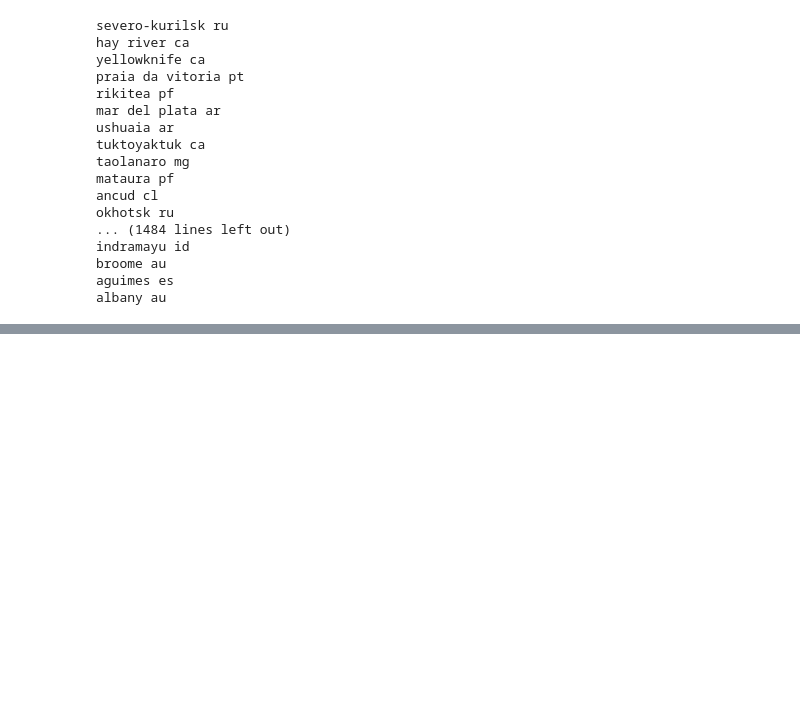
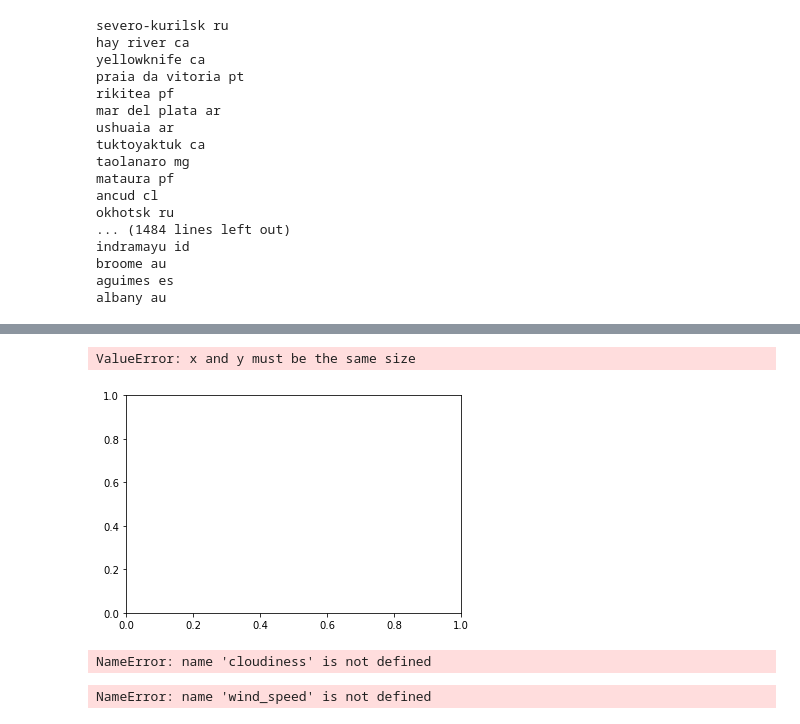
Before and after one commit to Irina-Preotescu/World_Weather_Analysis, a Jupyter notebook: WeatherPy.ipynb, the cells around one changed output, grey strips where cells are left out. Saved outputs shown, nothing was run; the diff lists cells and outputs as text; code cells hidden in the pictures; blank space fills up the shorter version.

```diff
--- a/WeatherPy.ipynb
+++ b/WeatherPy.ipynb
@@ -223,0 +246,55 @@ NameError: name 'cities' is not defined
+# %%
+# Build the scatter plots for latitude vs. humidity.
+plt.scatter(lats,
+            humidity,
+            edgecolor="black", linewidths=1, marker="o",
+            alpha=0.8, label="Cities")
+
+# Incorporate the other graph properties.
+plt.title(f"City Latitude vs. Humidity "+ time.strftime("%x"))
+plt.ylabel("Humidity (%)")
+plt.xlabel("Latitude")
+plt.grid(True)
+# Save the figure.
+plt.savefig("weather_data/Fig2.png")
+# Show plot.
+plt.show()
+# %% [output]
+ValueError: x and y must be the same size
+[figure, added]
+# %%
+# Build the scatter plots for latitude vs. cloudiness.
+plt.scatter(lats,
+            cloudiness,
+            edgecolor="black", linewidths=1, marker="o",
+            alpha=0.8, label="Cities")
+
+# Incorporate the other graph properties.
+plt.title(f"City Latitude vs. Cloudiness (%) "+ time.strftime("%x"))
+plt.ylabel("Cloudiness (%)")
+plt.xlabel("Latitude")
+plt.grid(True)
+# Save the figure.
+plt.savefig("weather_data/Fig3.png")
+# Show plot.
+plt.show()
+# %% [output]
+NameError: name 'cloudiness' is not defined
+# %%
+# Build the scatter plots for latitude vs. wind speed.
+plt.scatter(lats,
+            wind_speed,
+            edgecolor="black", linewidths=1, marker="o",
+            alpha=0.8, label="Cities")
+
+# Incorporate the other graph properties.
+plt.title(f"City Latitude vs. Wind Speed "+ time.strftime("%x"))
+plt.ylabel("Wind Speed (mph)")
+plt.xlabel("Latitude")
+plt.grid(True)
+# Save the figure.
+plt.savefig("weather_data/Fig4.png")
+# Show plot.
+plt.show()
+# %% [output]
+NameError: name 'wind_speed' is not defined
```
Also changed, not shown: parts of 2 cells of this notebook.
